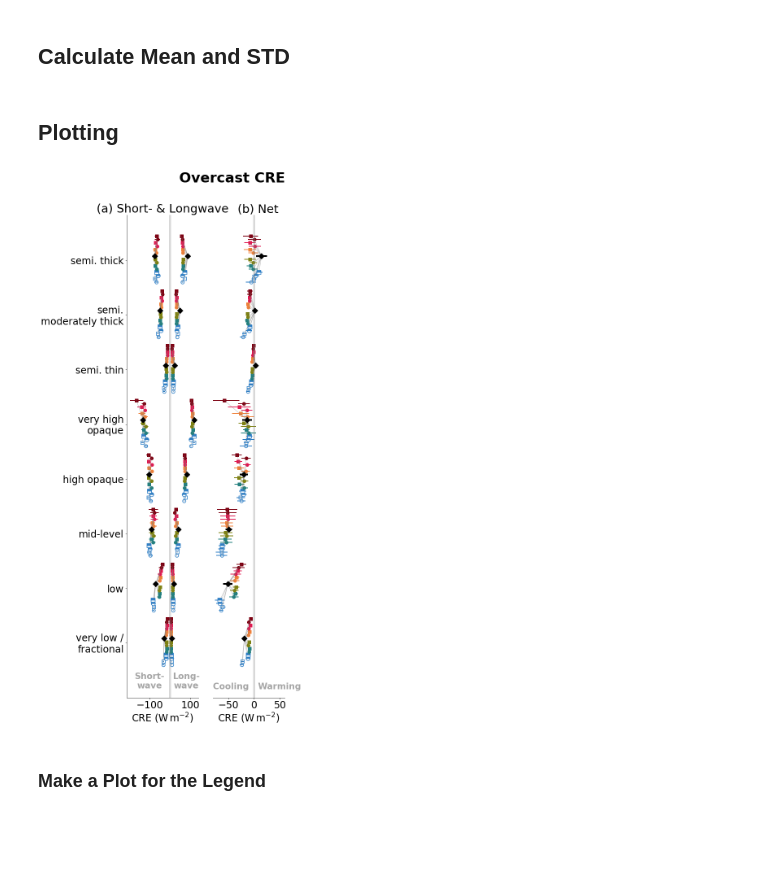
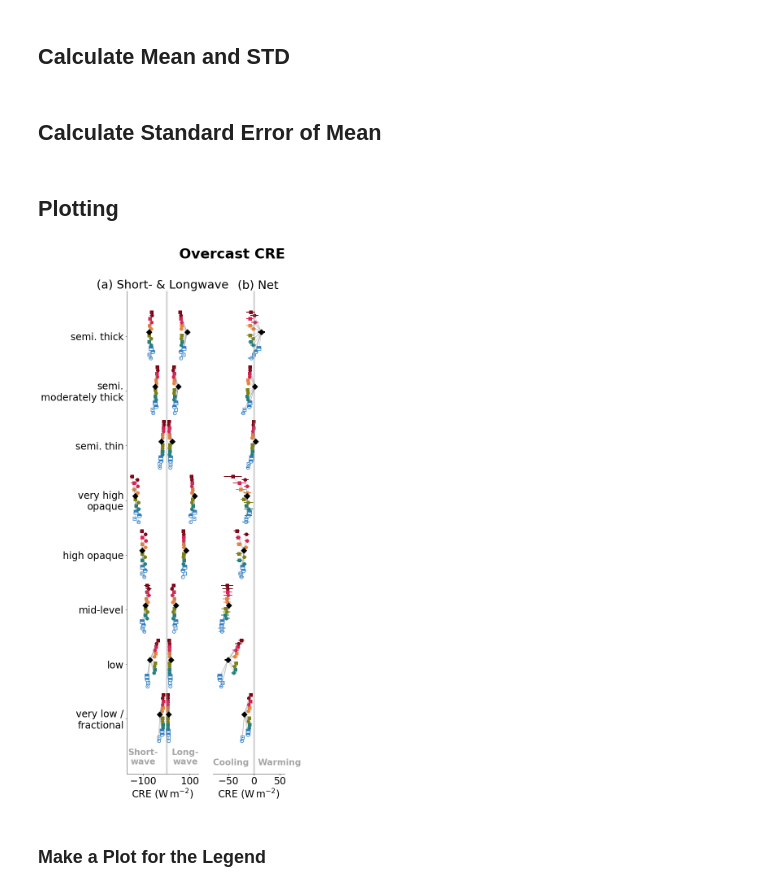
Before and after one commit to fsenf/nbook.CRE-2020-paper-plots, a Jupyter notebook: nbooks/07-overcast_CRE-per-ct_plots.ipynb, the cells around one changed output. Drawn from its saved outputs; the diff is of its cells as text; code cells hidden in the pictures; blank space fills up the shorter version.

```diff
--- a/nbooks/07-overcast_CRE-per-ct_plots.ipynb
+++ b/nbooks/07-overcast_CRE-per-ct_plots.ipynb
@@ -99,0 +158,3 @@ The problems with the NaNs is that the average values and std of shortwave fluxe
+# %%
+cosfit_update( cset, idname = '80km_twoMom_Conv' )
+cosfit_update( cset, idname = '80km_oneMom_Conv' )
@@ -133,8 +212,15 @@ daily_mean = dset.groupby('time.day').mean('time')
 # dvar = daily_mean.quantile([0.25, 0.5, 0.75], dim = 'day').diff('quantile')
 dvar = daily_mean.std('day')
 mvar = dset.mean('time')
+# %%
+mvar['net_cre_ave'] = mvar['scre_ave'] + mvar['lcre_ave']
 # %%
 dvar_q = ( daily_mean.quantile(0.84, 'day') - daily_mean.quantile(0.16, 'day')  ) /2.
+# %% [markdown]
+## Calculate Standard Error of Mean
+# %%
+nday = daily_mean.dims['day']
+var_sem = ( daily_mean.quantile(0.84, 'day') - daily_mean.quantile(0.16, 'day')  ) / np.sqrt( nday )
 # %% [markdown]
 ## Plotting
 # %%
@@ -143,6 +229,7 @@ mvar.ct.data = ['very low /\nfractional', 'low', 'mid-level', 'high opaque',
        'semi. thick']
 dvar.ct.data = mvar.ct.data
 dvar_q.ct.data = mvar.ct.data
+var_sem.ct.data = mvar.ct.data
 # %%
 grey_fontsize = 21
 fac = 0.6
@@ -151,8 +238,8 @@ fac = 0.6
 fig, ax = pl.subplots( ncols = 2, figsize = (30*fac, 35*fac), )
 
 pl.sca(ax[0])
-vert_stacked_exp_plot( mvar, 'scre_ave' , var_err = dvar_q, doffset =0.06)
-vert_stacked_exp_plot( mvar, 'lcre_ave' , var_err = dvar_q, doffset =0.06)
+vert_stacked_exp_plot( mvar, 'scre_ave' , var_err = var_sem, doffset =0.06)
+vert_stacked_exp_plot( mvar, 'lcre_ave' , var_err = var_sem, doffset =0.06)
 
 xlim = pl.xlim()
 pl.text( -100, -0.7, 'Short-\nwave',
@@ -168,35 +255,35 @@ sns.despine(ax = ax[0])
 pl.title('(a) Short- & Longwave')
 
 
 pl.sca(ax[1])
-vert_stacked_exp_plot( mvar, 'net_cre_ave' , var_err = dvar_q, doffset =0.06)
+vert_stacked_exp_plot( mvar, 'net_cre_ave' , var_err = var_sem, doffset =0.06)
 sns.despine(left = True, ax = ax[1])
 pl.title('     (b) Net')
 pl.yticks([])
 xlim = pl.xlim(-80, 60)
 
 pl.text( -45, -0.8, 'Cooling',
             color = 'gray', ha = 'center', va = 'center', alpha = 0.7,
             fontweight = 'bold', fontsize = grey_fontsize)
 
 pl.text( 50, -0.8, 'Warming',
             color = 'gray', ha = 'center', va = 'center', alpha = 0.7,
             fontweight = 'bold', fontsize = grey_fontsize)
 
 #plegend()
 
 for a in ax:
     a.axvline(0, color = 'gray', lw = 5, alpha = 0.3)
     a.set_xlabel('CRE ($\mathrm{W\, m^{-2}}$)')
     a.set_ylim(-1,None)
 
 #nawdex_analysis.plot.legend.plegend( fontsize = 22,  bbox_to_anchor = (3.2, 0.5) )
 pl.suptitle('Overcast CRE', fontsize = 'x-large', fontweight = 'bold')
 
 pl.subplots_adjust( left = 0.3, right = 0.6, top = 0.91 )
 pl.savefig( '../pics/cre_overcast-vs-ct.png', dpi = 300,)
 # %% [output]
-[figure, old version]
+[figure, new version]
 # %% [markdown]
 ### Make a Plot for the Legend
 # %% [markdown]
```
Also changed, not shown: parts of 11 cells of this notebook, 13 other files.
